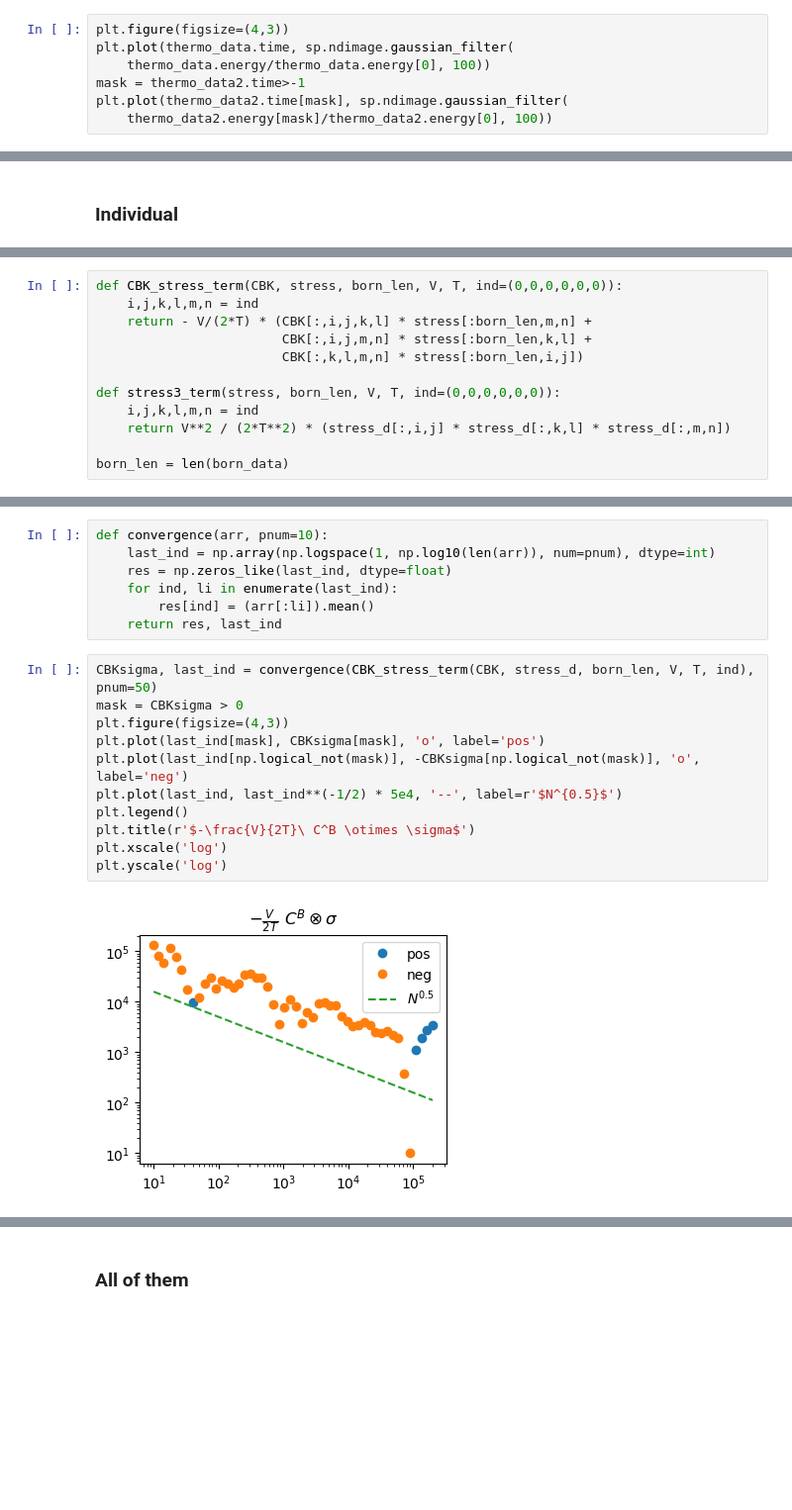
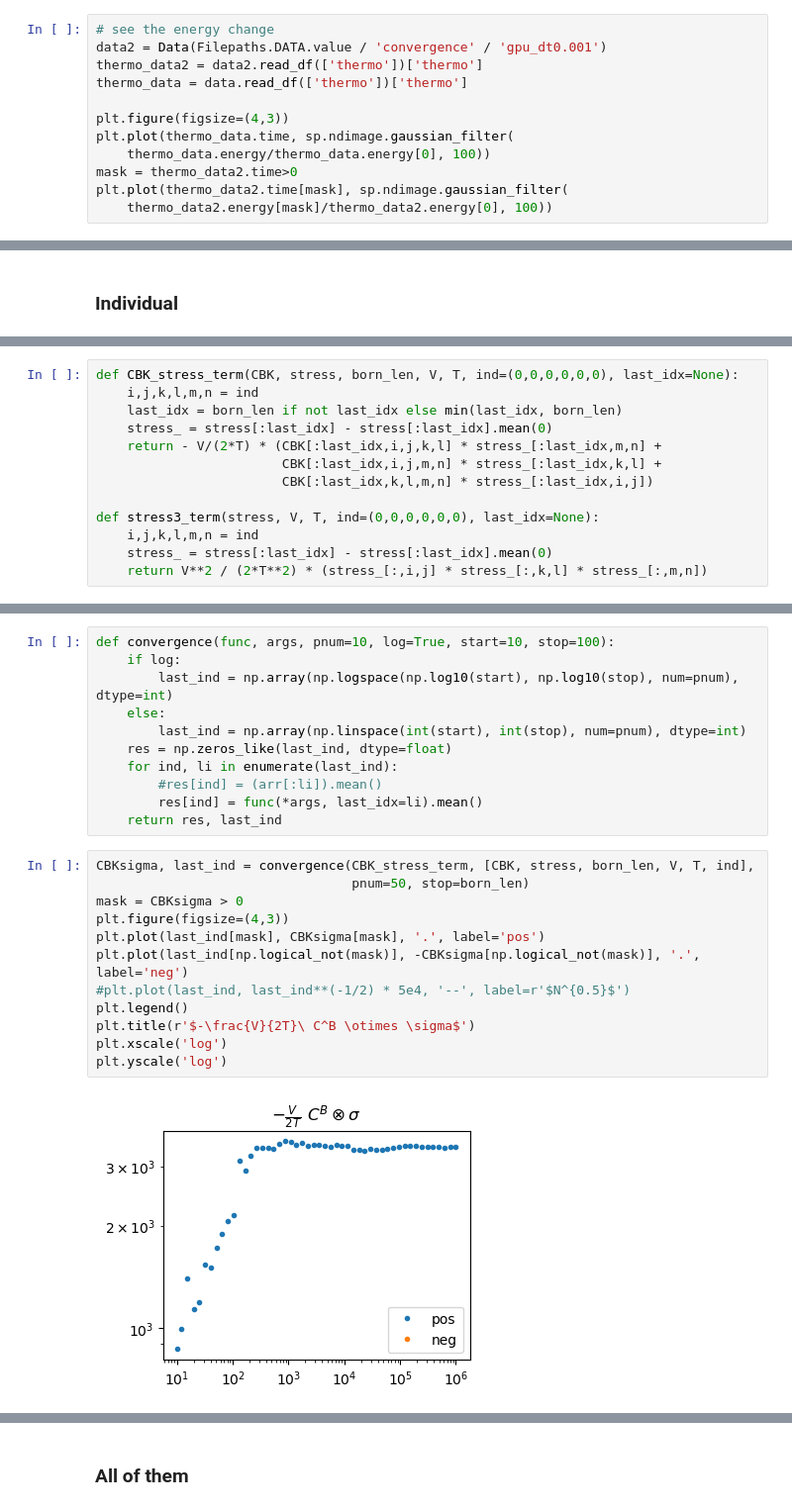
Before and after one commit to fgarbuzov/NonlinFD, a Jupyter notebook: notebooks/analysis_nonlin_conv.ipynb, the cells around one changed output, grey strips where cells are left out. Shown at 99% size. Cells and saved outputs as stored; diff of their text form; blank space fills up the shorter version.

```diff
--- a/notebooks/analysis_nonlin_conv.ipynb
+++ b/notebooks/analysis_nonlin_conv.ipynb
@@ -33,8 +33,13 @@ thermo_data2 = data2.read(['thermo'])['thermo']
 # %%
+# see the energy change
+data2 = Data(Filepaths.DATA.value / 'convergence' / 'gpu_dt0.001')
+thermo_data2 = data2.read_df(['thermo'])['thermo']
+thermo_data = data.read_df(['thermo'])['thermo']
+
 plt.figure(figsize=(4,3))
 plt.plot(thermo_data.time, sp.ndimage.gaussian_filter(
     thermo_data.energy/thermo_data.energy[0], 100))
-mask = thermo_data2.time>-1
+mask = thermo_data2.time>0
 plt.plot(thermo_data2.time[mask], sp.ndimage.gaussian_filter(
     thermo_data2.energy[mask]/thermo_data2.energy[0], 100))
 # %% [output]
@@ -117,13 +75,14 @@ stress_d.shape
 # %%
-def CBK_stress_term(CBK, stress, born_len, V, T, ind=(0,0,0,0,0,0)):
+def CBK_stress_term(CBK, stress, born_len, V, T, ind=(0,0,0,0,0,0), last_idx=None):
     i,j,k,l,m,n = ind
-    return - V/(2*T) * (CBK[:,i,j,k,l] * stress[:born_len,m,n] +
-                        CBK[:,i,j,m,n] * stress[:born_len,k,l] +
-                        CBK[:,k,l,m,n] * stress[:born_len,i,j])
+    last_idx = born_len if not last_idx else min(last_idx, born_len)
+    stress_ = stress[:last_idx] - stress[:last_idx].mean(0)
+    return - V/(2*T) * (CBK[:last_idx,i,j,k,l] * stress_[:last_idx,m,n] +
+                        CBK[:last_idx,i,j,m,n] * stress_[:last_idx,k,l] +
+                        CBK[:last_idx,k,l,m,n] * stress_[:last_idx,i,j])
 
-def stress3_term(stress, born_len, V, T, ind=(0,0,0,0,0,0)):
+def stress3_term(stress, V, T, ind=(0,0,0,0,0,0), last_idx=None):
     i,j,k,l,m,n = ind
-    return V**2 / (2*T**2) * (stress_d[:,i,j] * stress_d[:,k,l] * stress_d[:,m,n])
-
-born_len = len(born_data)
+    stress_ = stress[:last_idx] - stress[:last_idx].mean(0)
+    return V**2 / (2*T**2) * (stress_[:,i,j] * stress_[:,k,l] * stress_[:,m,n])
 # %%
@@ -154,21 +113,26 @@ pressure:     34.9
 # %%
-def convergence(arr, pnum=10):
-    last_ind = np.array(np.logspace(1, np.log10(len(arr)), num=pnum), dtype=int)
+def convergence(func, args, pnum=10, log=True, start=10, stop=100):
+    if log:
+        last_ind = np.array(np.logspace(np.log10(start), np.log10(stop), num=pnum), dtype=int)
+    else:
+        last_ind = np.array(np.linspace(int(start), int(stop), num=pnum), dtype=int)
     res = np.zeros_like(last_ind, dtype=float)
     for ind, li in enumerate(last_ind):
-        res[ind] = (arr[:li]).mean()
+        #res[ind] = (arr[:li]).mean()
+        res[ind] = func(*args, last_idx=li).mean()
     return res, last_ind
 # %%
-CBKsigma, last_ind = convergence(CBK_stress_term(CBK, stress_d, born_len, V, T, ind), pnum=50)
+CBKsigma, last_ind = convergence(CBK_stress_term, [CBK, stress, born_len, V, T, ind],
+                                 pnum=50, stop=born_len)
 mask = CBKsigma > 0
 plt.figure(figsize=(4,3))
-plt.plot(last_ind[mask], CBKsigma[mask], 'o', label='pos')
-plt.plot(last_ind[np.logical_not(mask)], -CBKsigma[np.logical_not(mask)], 'o', label='neg')
-plt.plot(last_ind, last_ind**(-1/2) * 5e4, '--', label=r'$N^{0.5}$')
+plt.plot(last_ind[mask], CBKsigma[mask], '.', label='pos')
+plt.plot(last_ind[np.logical_not(mask)], -CBKsigma[np.logical_not(mask)], '.', label='neg')
+#plt.plot(last_ind, last_ind**(-1/2) * 5e4, '--', label=r'$N^{0.5}$')
 plt.legend()
 plt.title(r'$-\frac{V}{2T}\ C^B \otimes \sigma$')
 plt.xscale('log')
 plt.yscale('log')
 # %% [output]
-[figure, old version]
+[figure, new version]
 # %%
```
Also changed, not shown: parts of 41 cells of this notebook, 12 other files.
